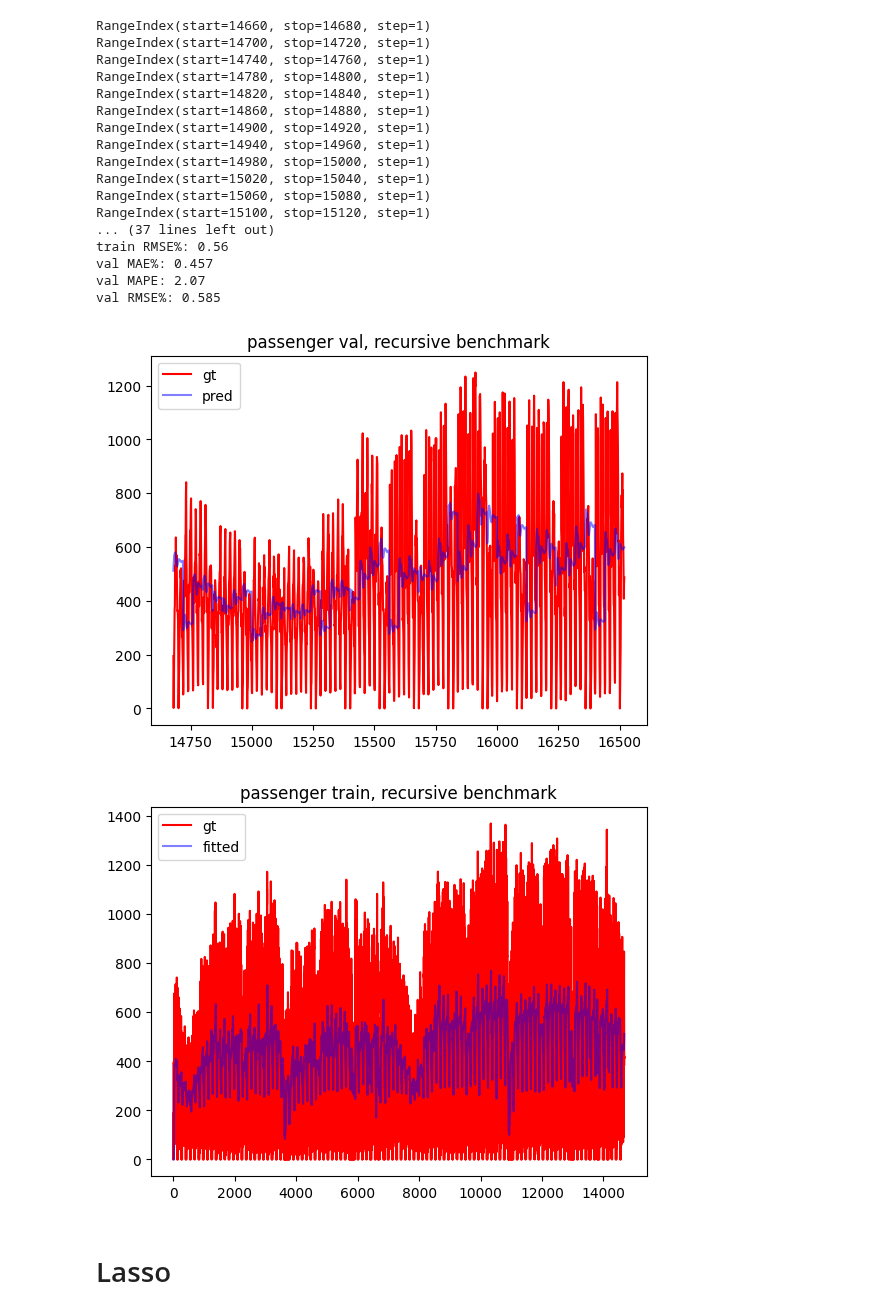
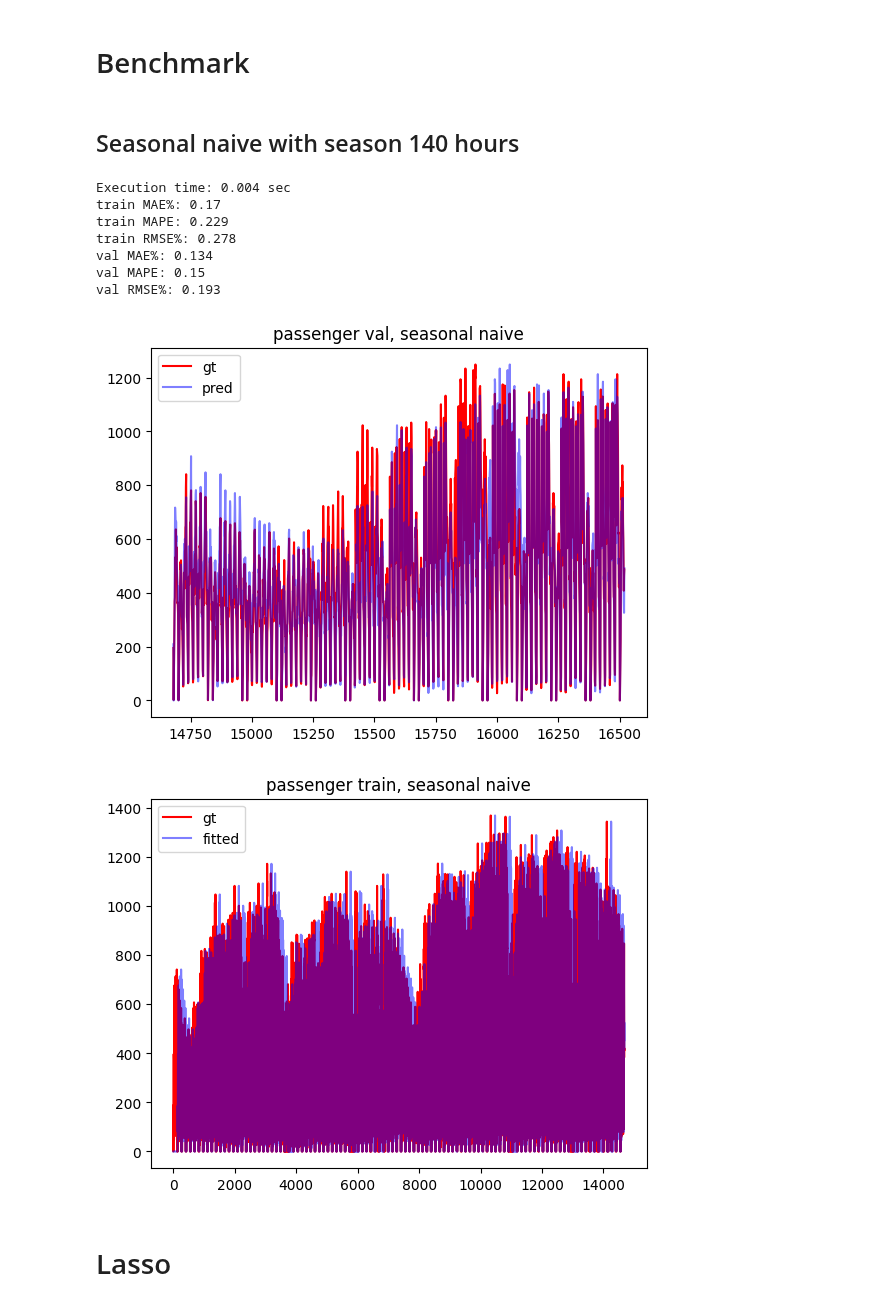
Before and after one commit to andr830g/Machine-Learning-Passenger-Forecasting, a Jupyter notebook: TimeSeriesModelling.ipynb, the cells around one changed output. Cells and saved outputs as stored; diff of their text form; code cells hidden in the pictures.

Commit message:
Added seasonal naive benchmark

```diff
--- a/TimeSeriesModelling.ipynb
+++ b/TimeSeriesModelling.ipynb
@@ -11,9 +9,9 @@ import utils
 # %%
-df60 = DataSplitter.getTrainData(60)
+df60 = DataSplitter.getTrainData(agglevel=60, diff=False)
 df60_line = df60[df60['line'] == '1A']
 df60_line = df60_line.reset_index(drop=True)
 
-train60, val60 = DataSplitter.performTrainValSplit(df60_line)
+train60, val60 = DataSplitter.performTrainValSplit(df=df60_line)
 train60_line = train60.reset_index(drop=True)
 val60_line = val60.reset_index(drop=True)
 
@@ -29,87 +27,64 @@ y_train = train60_line[target]
 X_val = val60_line.drop(columns=dropCols, axis=1)
 y_val = val60_line[target]
 
+# drop lags
+X_train = X_train.loc[:,~X_train.columns.str.contains('^lag', case=False)]
+X_val = X_val.loc[:,~X_val.columns.str.contains('^lag', case=False)]
+
 X_train.index = train_index
 y_train.index = train_index
 X_val.index = val_index
 y_val.index = val_index
+# %% [markdown]
+# Benchmark
+# %% [markdown]
+## Seasonal naive with season 140 hours
 # %%
-horizon = 40*1
-window_size = 20*1
-y_val_pred = pd.Series()
-indexrange = range(y_val.index[0], y_val.index[-1] + 1, horizon)
-
-# concat all train and val data so it can be subsetted on window
-X_sliding = pd.concat([X_train, X_val])
-y_sliding = pd.concat([y_train, y_val])
+lookback = 140*1 # 140 * amount of observations per hour
 
 timer = utils.Time()
 timer.start()
-for idx, time in enumerate(indexrange):
-    # subset on window size
-    y_temp = y_sliding.loc[time - window_size : time-1]
-    print(y_temp.index)
-
-    preds_1step = pd.Series()
-    for i in range(0, horizon):
-        # 1 step prediction
-        pred = pd.Series(y_temp.mean(), index=[time+i])
-
-        # add new prediction and discard first datapoint
-        y_temp = pd.concat([y_temp, pred])[1:]
-        preds_1step = pd.concat([preds_1step, pred])
-
-    y_val_pred = pd.concat([y_val_pred, preds_1step])
+# same as past 140th observation
+y_train_pred = y_train.shift(periods=lookback).fillna(0)
+# concat train and val so lags are possible. Find same as past 140th observation.
+y_val_pred = pd.concat([y_train, y_val]).shift(periods=lookback).fillna(0)[y_val.index]
 print(timer.end())
-
-# train predictions as rolling mean
-y_train_pred = y_train.rolling(window=window_size).mean().fillna(0)
 
 # round and cut off train and val predictions
 y_train_pred = y_train_pred.round()
 y_train_pred[y_train_pred < 0] = 0
 y_val_pred = y_val_pred.round()
 y_val_pred[y_val_pred < 0] = 0
 
 print('train MAE%:', utils.MAE(y=y_train, yhat=y_train_pred))
 print('train MAPE:', utils.MAPE(y=y_train, yhat=y_train_pred))
 print('train RMSE%:', utils.RMSE(y=y_train, yhat=y_train_pred))
 
 print('val MAE%:', utils.MAE(y=y_val, yhat=y_val_pred))
 print('val MAPE:', utils.MAPE(y=y_val, yhat=y_val_pred))
 print('val RMSE%:', utils.RMSE(y=y_val, yhat=y_val_pred))
 
 plt.plot(X_val.index, y_val, color='red', label='gt')
 plt.plot(X_val.index, y_val_pred, color='blue', alpha=0.5, label='pred')
 #plt.xticks(range(y_val.index[0], y_val.index[-1] + 1, horizon*3), val60_line['datetime'].values[::horizon*3], rotation=90)
-plt.title('passenger val, recursive benchmark')
+plt.title('passenger val, seasonal naive')
 plt.legend()
 plt.show()
 
 plt.plot(X_train.index, y_train, color='red', label='gt')
 plt.plot(X_train.index, y_train_pred, color='blue', alpha=0.5, label='fitted')
-plt.title('passenger train, recursive benchmark')
+plt.title('passenger train, seasonal naive')
 plt.legend()
 plt.show()
 # %% [output]
-RangeIndex(start=14660, stop=14680, step=1)
-RangeIndex(start=14700, stop=14720, step=1)
-RangeIndex(start=14740, stop=14760, step=1)
-RangeIndex(start=14780, stop=14800, step=1)
-RangeIndex(start=14820, stop=14840, step=1)
-RangeIndex(start=14860, stop=14880, step=1)
-RangeIndex(start=14900, stop=14920, step=1)
-RangeIndex(start=14940, stop=14960, step=1)
-RangeIndex(start=14980, stop=15000, step=1)
-RangeIndex(start=15020, stop=15040, step=1)
-RangeIndex(start=15060, stop=15080, step=1)
-RangeIndex(start=15100, stop=15120, step=1)
-... (37 lines left out)
-train RMSE%: 0.56
-val MAE%: 0.457
-val MAPE: 2.07
-val RMSE%: 0.585
+Execution time: 0.004 sec
+train MAE%: 0.17
+train MAPE: 0.229
+train RMSE%: 0.278
+val MAE%: 0.134
+val MAPE: 0.15
+val RMSE%: 0.193
-[figure, old version]
+[figure, new version]
-[figure, old version]
+[figure, new version]
 # %% [markdown]
 # Lasso
```
Also changed, not shown: parts of 3 cells of this notebook.
